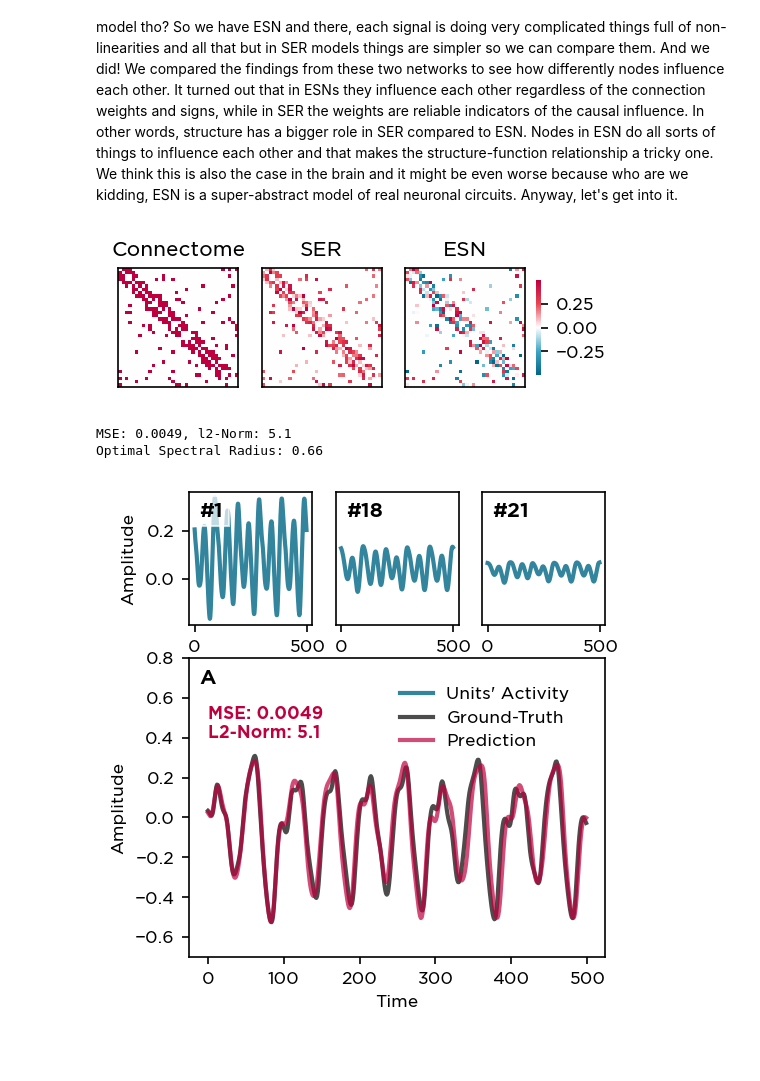
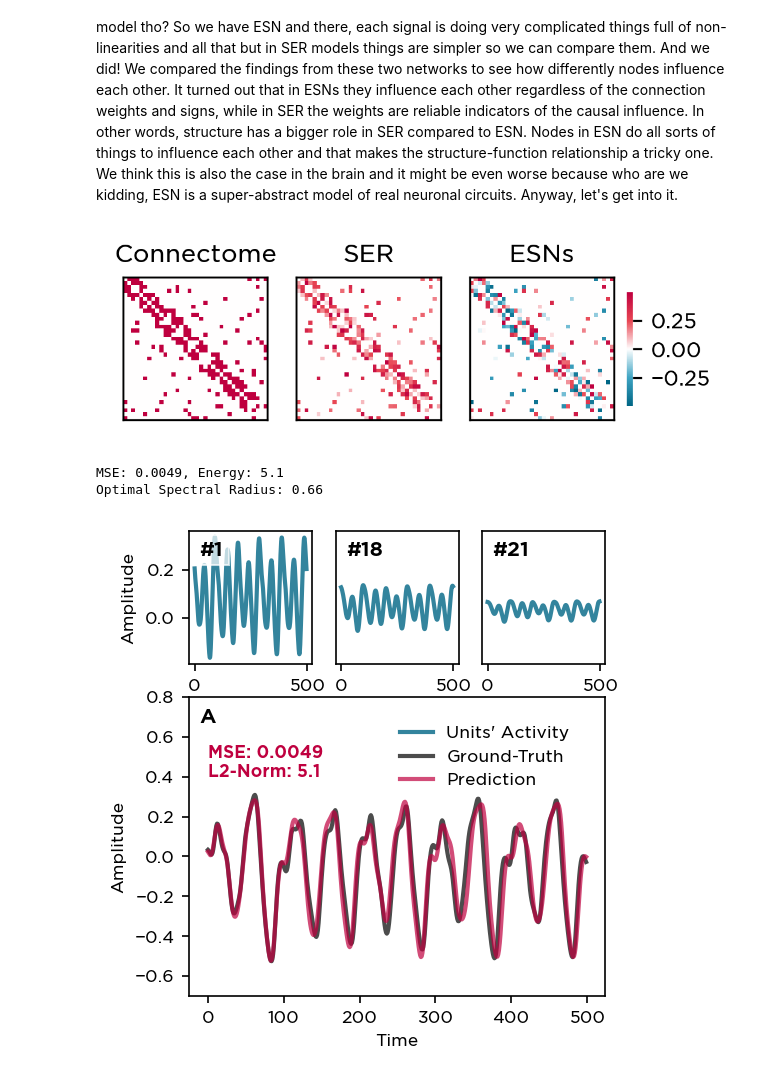
Before and after one commit to kuffmode/Causal-influence-decomposition-of-an-ESN, a Jupyter notebook: ESN_vs_SER_CCA.ipynb, the cells around one changed output. Cells and saved outputs as stored; diff of their text form; code cells hidden in the pictures; blank space fills up the shorter version.

```diff
--- a/ESN_vs_SER_CCA.ipynb
+++ b/ESN_vs_SER_CCA.ipynb
@@ -85,35 +85,35 @@ for parameters in tqdm(parameter_space,
 
 optimum_params = min(parameter_space, key=lambda x: x['error']) # the combination with the minimum MSE
 # %%
-fig,axes = plt.subplot_mosaic([['A', 'B', 'C']],figsize=(3.5,1.05),dpi=150)
+fig,axes = plt.subplot_mosaic([['A', 'B', 'C']],figsize=(3.5,1.05),dpi=300)
 
 cbar_ax = fig.add_axes([.92, .2, .01, .6]) # I ended up hard coding coordinates a lot here and I know it's not nice. Not sure how to fix it yet so it's a TODO for later.
 
 sns.heatmap(smallworld,
             square=False,center=0,xticklabels=False,yticklabels=False,
             cmap=colormap,cbar=False,ax=axes['A'])
 
 sns.heatmap(ser_connectome,
             square=False,center=0,xticklabels=False,yticklabels=False,
             cmap=colormap,cbar=False,ax=axes['B'])
 
 sns.heatmap(optimum_params['W'],
             square=False,center=0,xticklabels=False,yticklabels=False,
             cmap=colormap,cbar_ax = cbar_ax,ax=axes['C'])
 
 axes['A'].title.set_text('Connectome')
 axes['B'].title.set_text('SER')
-axes['C'].title.set_text('ESN')
+axes['C'].title.set_text('ESNs')
 
 for ax in axes:
     axes[ax].spines['right'].set_visible(True)
     axes[ax].spines['top'].set_visible(True)
     axes[ax].spines['bottom'].set_visible(True)
     axes[ax].spines['left'].set_visible(True)
 
 plt.savefig(f"Topology.pdf",dpi=600,bbox_inches='tight')
 # %% [output]
-[figure, old version]
+[figure, new version]
 # %%
 # testing the network.
 esn.spectral_radius = optimum_params['radius']
@@ -124,10 +124,10 @@ esn.fit(X=None, y=y_train_validate)
 y_pred = esn.predict()
 mse = mean_squared_error(y_test_validate, y_pred)
 l2_y_pred_intact = np.linalg.norm(y_pred)
-print(f'MSE: {mse:.2}, l2-Norm (energy): {l2_y_pred_intact:.2}')
+print(f'MSE: {mse:.2}, Energy: {l2_y_pred_intact:.2}')
 print(f'Optimal Spectral Radius: {optimum_params["radius"]:.2}')
 # %% [output]
-MSE: 0.0049, l2-Norm: 5.1
+MSE: 0.0049, Energy: 5.1
 Optimal Spectral Radius: 0.66
 # %%
 units = [1,18,21]
```
Also changed, not shown: parts of 20 cells of this notebook, 23 other files.
